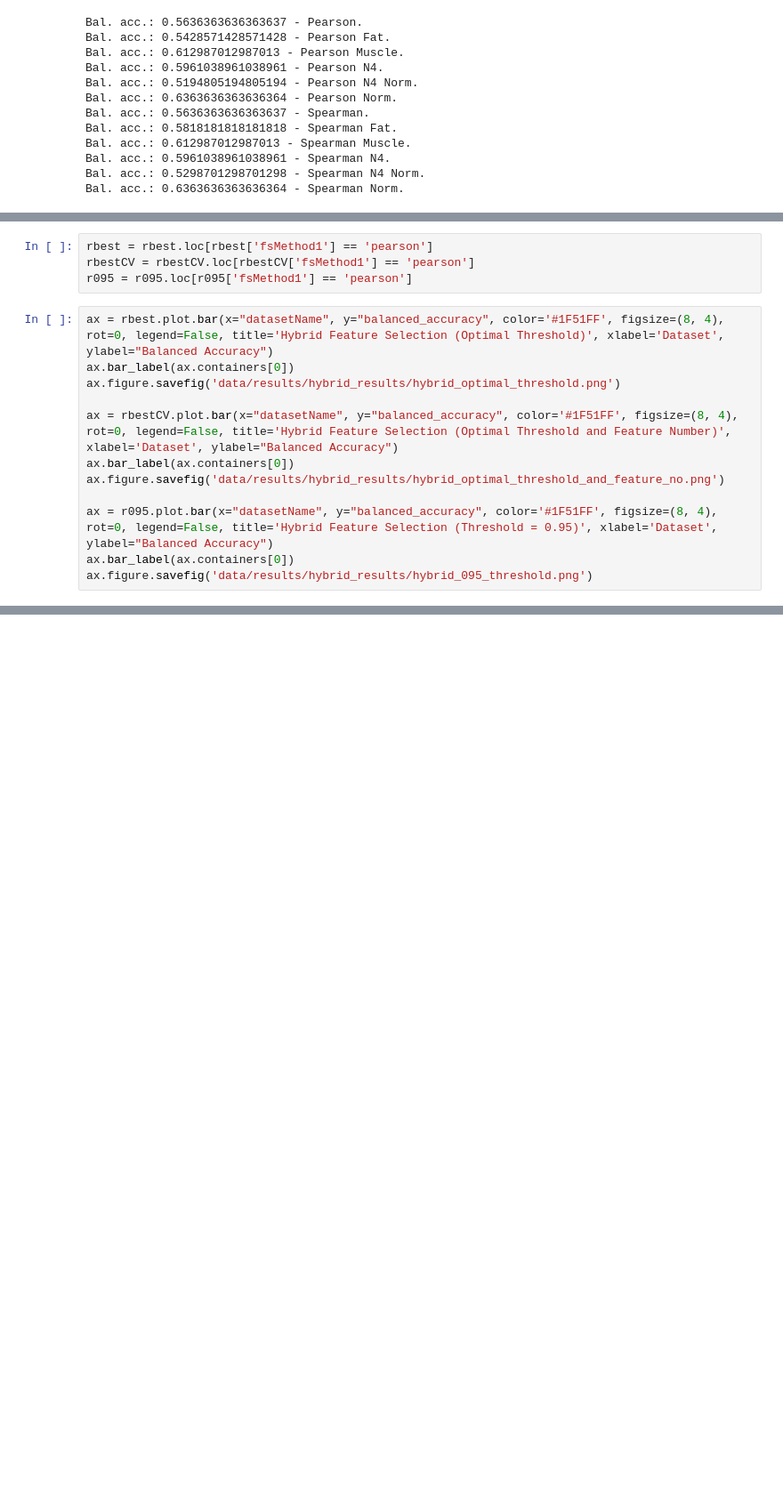
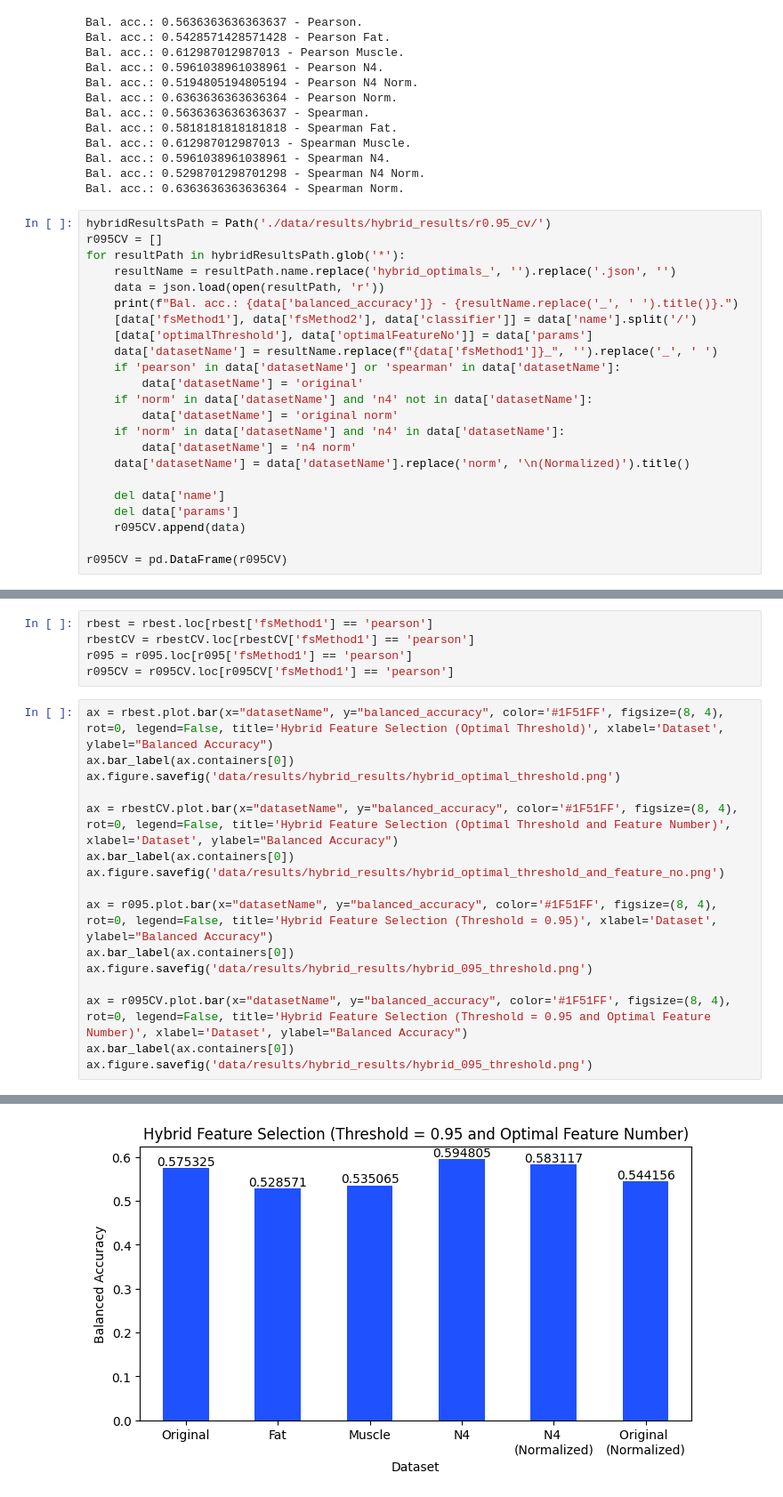
Before and after one commit to szafeiris/bme-master-thesis, a Jupyter notebook: bme-master-thesis-szafeiris-results-analysis.ipynb, the cells around one changed output, grey strips where cells are left out. Shown at 89% size. Saved outputs shown, nothing was run; the diff lists cells and outputs as text; blank space fills up the shorter version.

Commit message:
Analyzed hybrid results results (t=0.95 + CV)

```diff
--- a/bme-master-thesis-szafeiris-results-analysis.ipynb
+++ b/bme-master-thesis-szafeiris-results-analysis.ipynb
@@ -624,3 +624,26 @@ Bal. acc.: 0.612987012987013 - Spearman Muscle.
 Bal. acc.: 0.5961038961038961 - Spearman N4.
 Bal. acc.: 0.5298701298701298 - Spearman N4 Norm.
 Bal. acc.: 0.6363636363636364 - Spearman Norm.
+# %%
+hybridResultsPath = Path('./data/results/hybrid_results/r0.95_cv/')
+r095CV = []
+for resultPath in hybridResultsPath.glob('*'):
+    resultName = resultPath.name.replace('hybrid_optimals_', '').replace('.json', '')
+    data = json.load(open(resultPath, 'r'))
+    print(f"Bal. acc.: {data['balanced_accuracy']} - {resultName.replace('_', ' ').title()}.")
+    [data['fsMethod1'], data['fsMethod2'], data['classifier']] = data['name'].split('/')
+    [data['optimalThreshold'], data['optimalFeatureNo']] = data['params']
+    data['datasetName'] = resultName.replace(f"{data['fsMethod1']}_", '').replace('_', ' ')
+    if 'pearson' in data['datasetName'] or 'spearman' in data['datasetName']:
+        data['datasetName'] = 'original'
+    if 'norm' in data['datasetName'] and 'n4' not in data['datasetName']:
+        data['datasetName'] = 'original norm'
+    if 'norm' in data['datasetName'] and 'n4' in data['datasetName']:
+        data['datasetName'] = 'n4 norm'
+    data['datasetName'] = data['datasetName'].replace('norm', '\n(Normalized)').title()
+
+    del data['name']
+    del data['params']
+    r095CV.append(data)
+
+r095CV = pd.DataFrame(r095CV)
@@ -628,19 +664,25 @@ Bal. acc.: 0.6363636363636364 - Spearman Norm.
 rbest = rbest.loc[rbest['fsMethod1'] == 'pearson']
 rbestCV = rbestCV.loc[rbestCV['fsMethod1'] == 'pearson']
 r095 = r095.loc[r095['fsMethod1'] == 'pearson']
+r095CV = r095CV.loc[r095CV['fsMethod1'] == 'pearson']
 # %%
 ax = rbest.plot.bar(x="datasetName", y="balanced_accuracy", color='#1F51FF', figsize=(8, 4), rot=0, legend=False, title='Hybrid Feature Selection (Optimal Threshold)', xlabel='Dataset', ylabel="Balanced Accuracy")
 ax.bar_label(ax.containers[0])
 ax.figure.savefig('data/results/hybrid_results/hybrid_optimal_threshold.png')
 
 ax = rbestCV.plot.bar(x="datasetName", y="balanced_accuracy", color='#1F51FF', figsize=(8, 4), rot=0, legend=False, title='Hybrid Feature Selection (Optimal Threshold and Feature Number)', xlabel='Dataset', ylabel="Balanced Accuracy")
 ax.bar_label(ax.containers[0])
 ax.figure.savefig('data/results/hybrid_results/hybrid_optimal_threshold_and_feature_no.png')
 
 ax = r095.plot.bar(x="datasetName", y="balanced_accuracy", color='#1F51FF', figsize=(8, 4), rot=0, legend=False, title='Hybrid Feature Selection (Threshold = 0.95)', xlabel='Dataset', ylabel="Balanced Accuracy")
 ax.bar_label(ax.containers[0])
 ax.figure.savefig('data/results/hybrid_results/hybrid_095_threshold.png')
+
+ax = r095CV.plot.bar(x="datasetName", y="balanced_accuracy", color='#1F51FF', figsize=(8, 4), rot=0, legend=False, title='Hybrid Feature Selection (Threshold = 0.95 and Optimal Feature Number)', xlabel='Dataset', ylabel="Balanced Accuracy")
+ax.bar_label(ax.containers[0])
+ax.figure.savefig('data/results/hybrid_results/hybrid_095_threshold.png')
 # %% [output]
 [figure]
 [figure]
 [figure]
+[figure, added]
```
Also changed, not shown: parts of 1 cell of this notebook.
